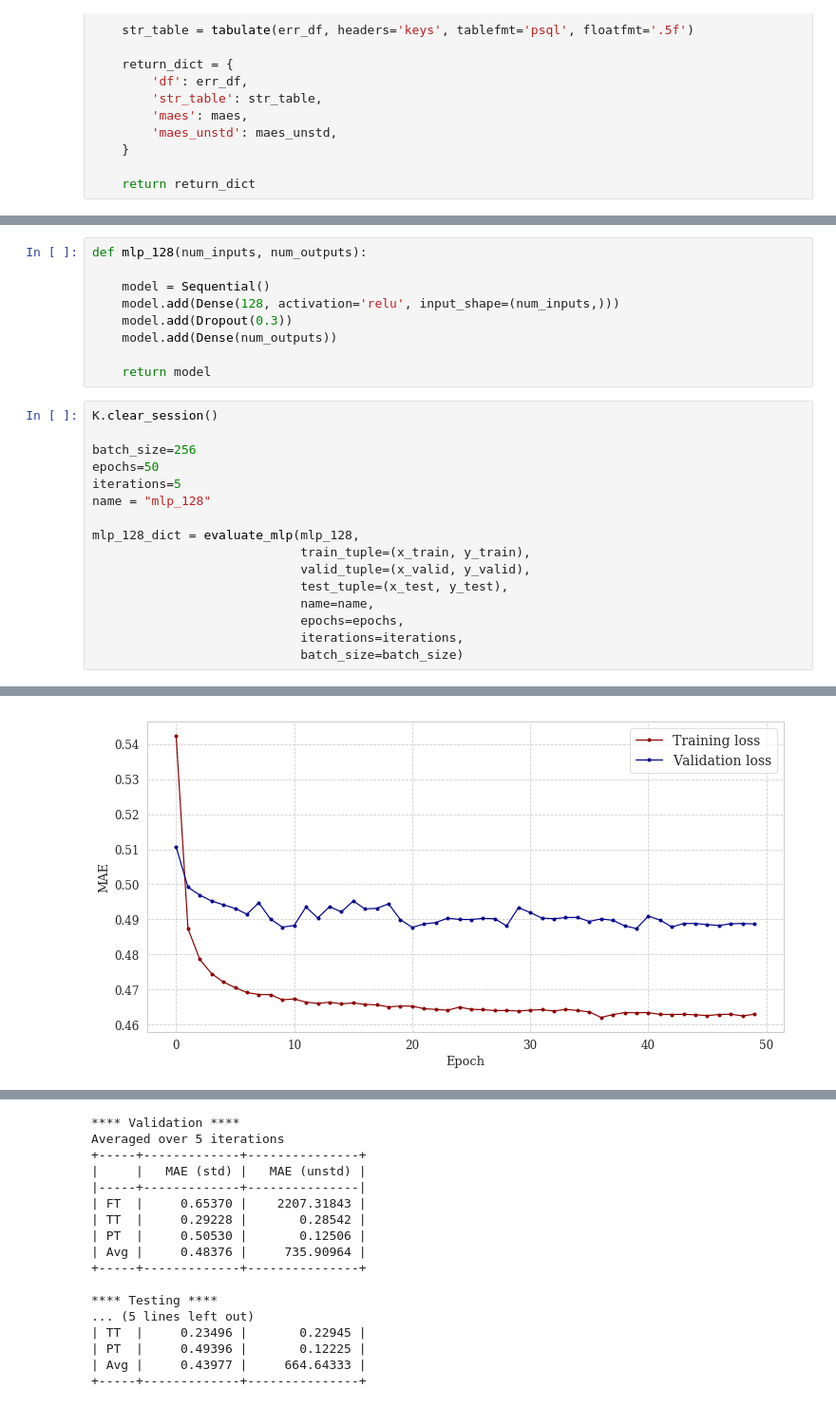
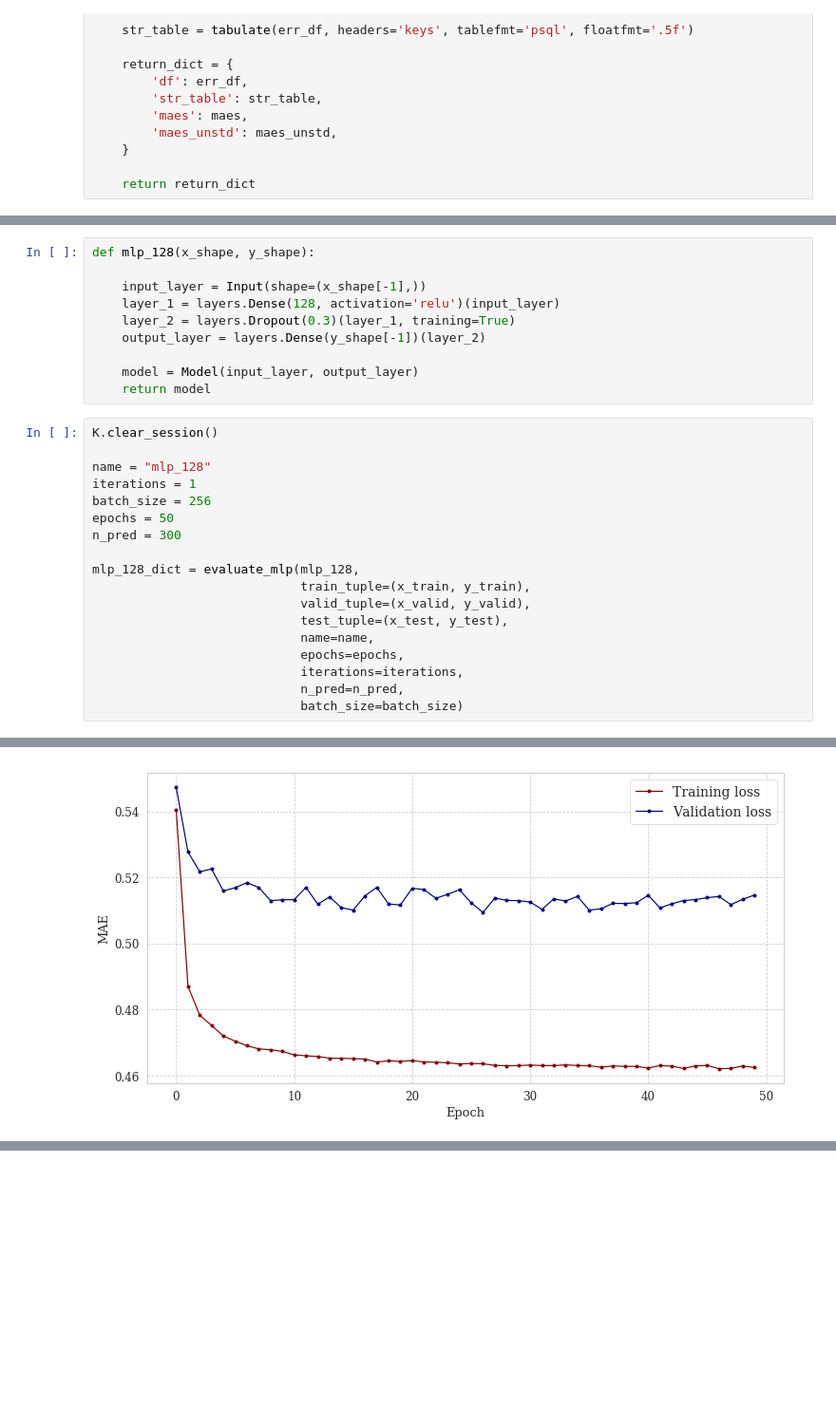
Before and after one commit to hreiten/master-thesis, a Jupyter notebook: src/predictive-models/mlp.ipynb, the cells around one changed output, grey strips where cells are left out. Shown: that part at 95% size. Drawn from its saved outputs; the diff is of its cells as text; blank space fills up the shorter version.

```diff
--- a/src/predictive-models/mlp.ipynb
+++ b/src/predictive-models/mlp.ipynb
@@ -181,19 +197,21 @@ def evaluate_mlp(model_func, train_tuple, valid_tuple, test_tuple, name,
-# %%
-def mlp_128(num_inputs, num_outputs):
-
-    model = Sequential()
-    model.add(Dense(128, activation='relu', input_shape=(num_inputs,)))
-    model.add(Dropout(0.3))
-    model.add(Dense(num_outputs))
-
-    return model
+# %%
+def mlp_128(x_shape, y_shape):
+
+    input_layer = Input(shape=(x_shape[-1],))
+    layer_1 = layers.Dense(128, activation='relu')(input_layer)
+    layer_2 = layers.Dropout(0.3)(layer_1, training=True)
+    output_layer = layers.Dense(y_shape[-1])(layer_2)
+
+    model = Model(input_layer, output_layer)
+    return model
 # %%
 K.clear_session()
 
-batch_size=256
-epochs=50
-iterations=5
 name = "mlp_128"
+iterations = 1
+batch_size = 256
+epochs = 50
+n_pred = 300
 
 mlp_128_dict = evaluate_mlp(mlp_128,
                             train_tuple=(x_train, y_train),
@@ -202,6 +220,7 @@ mlp_128_dict = evaluate_mlp(mlp_128,
                             name=name,
                             epochs=epochs,
                             iterations=iterations,
+                            n_pred=n_pred,
                             batch_size=batch_size)
 # %% [output]
 Training model mlp_128 #1
@@ -224 +243 @@ Epoch 00050: val_loss did not improve from 0.48738
-[figure, old version]
+[figure, new version]
@@ -297,18 +263 @@ Epoch 00050: val_loss did not improve from 0.48256
-**** Validation ****
-Averaged over 5 iterations
-+-----+-------------+---------------+
-|     |   MAE (std) |   MAE (unstd) |
-|-----+-------------+---------------|
-| FT  |     0.65370 |    2207.31843 |
-| TT  |     0.29228 |       0.28542 |
-| PT  |     0.50530 |       0.12506 |
-| Avg |     0.48376 |     735.90964 |
-+-----+-------------+---------------+
-
-**** Testing ****
-... (5 lines left out)
-| TT  |     0.23496 |       0.22945 |
-| PT  |     0.49396 |       0.12225 |
-| Avg |     0.43977 |     664.64333 |
-+-----+-------------+---------------+
 # %% [markdown]
```
Also changed, not shown: parts of 19 cells of this notebook, 38 other files.
